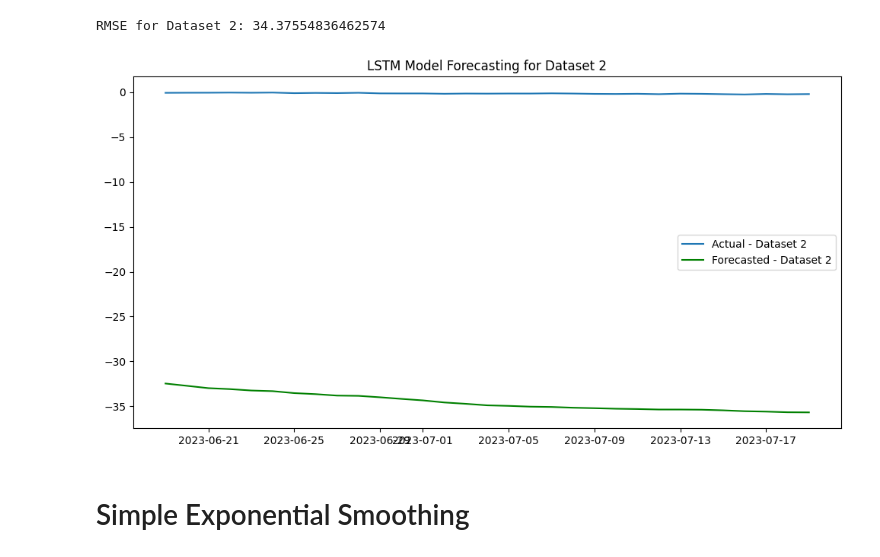
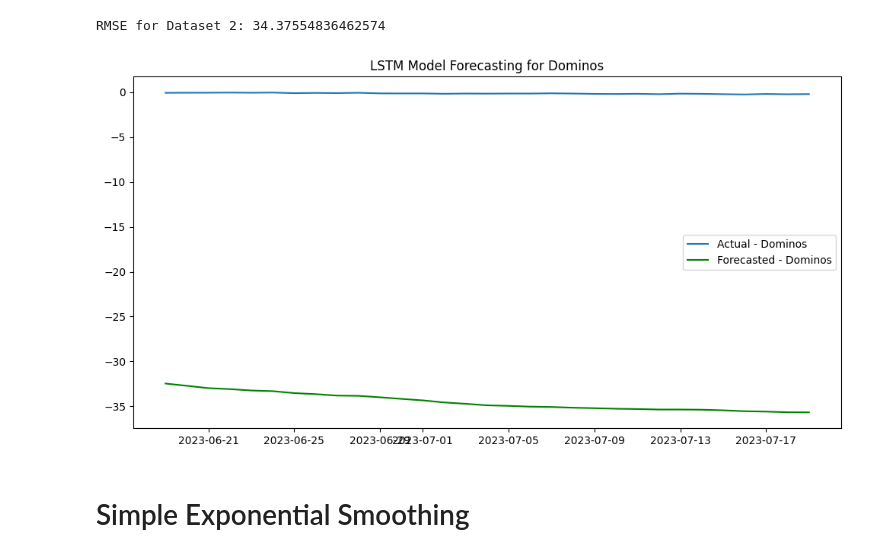
Before and after one commit to 21-ri/pro, a Jupyter notebook: Untitled-1.ipynb, the cells around one changed output. Cells and saved outputs as stored; diff of their text form; code cells hidden in the pictures.

```diff
--- a/Untitled-1.ipynb
+++ b/Untitled-1.ipynb
@@ -1103,13 +1122,13 @@ print("RMSE for Dataset 2:", rmse2)
 RMSE for Dataset 2: 34.37554836462574
 # %%
 plt.figure(figsize=(12, 6))
-plt.plot(test_df2['Date'][sequence_length - 1:], test_values2[sequence_length - 1:], label='Actual - Dataset 2')
-plt.plot(test_df2['Date'][sequence_length - 1:], test_predictions2, color='green', label='Forecasted - Dataset 2')
+plt.plot(test_df2['Date'][sequence_length - 1:], test_values2[sequence_length - 1:], label='Actual - Dominos')
+plt.plot(test_df2['Date'][sequence_length - 1:], test_predictions2, color='green', label='Forecasted - Dominos')
 plt.legend()
-plt.title('LSTM Model Forecasting for Dataset 2')
+plt.title('LSTM Model Forecasting for Dominos')
 plt.show()
 # %% [output]
-[figure, old version]
+[figure, new version]
 # %% [markdown]
 # Simple Exponential Smoothing
 # %% [markdown]
```
Also changed, not shown: parts of 7 cells of this notebook.
